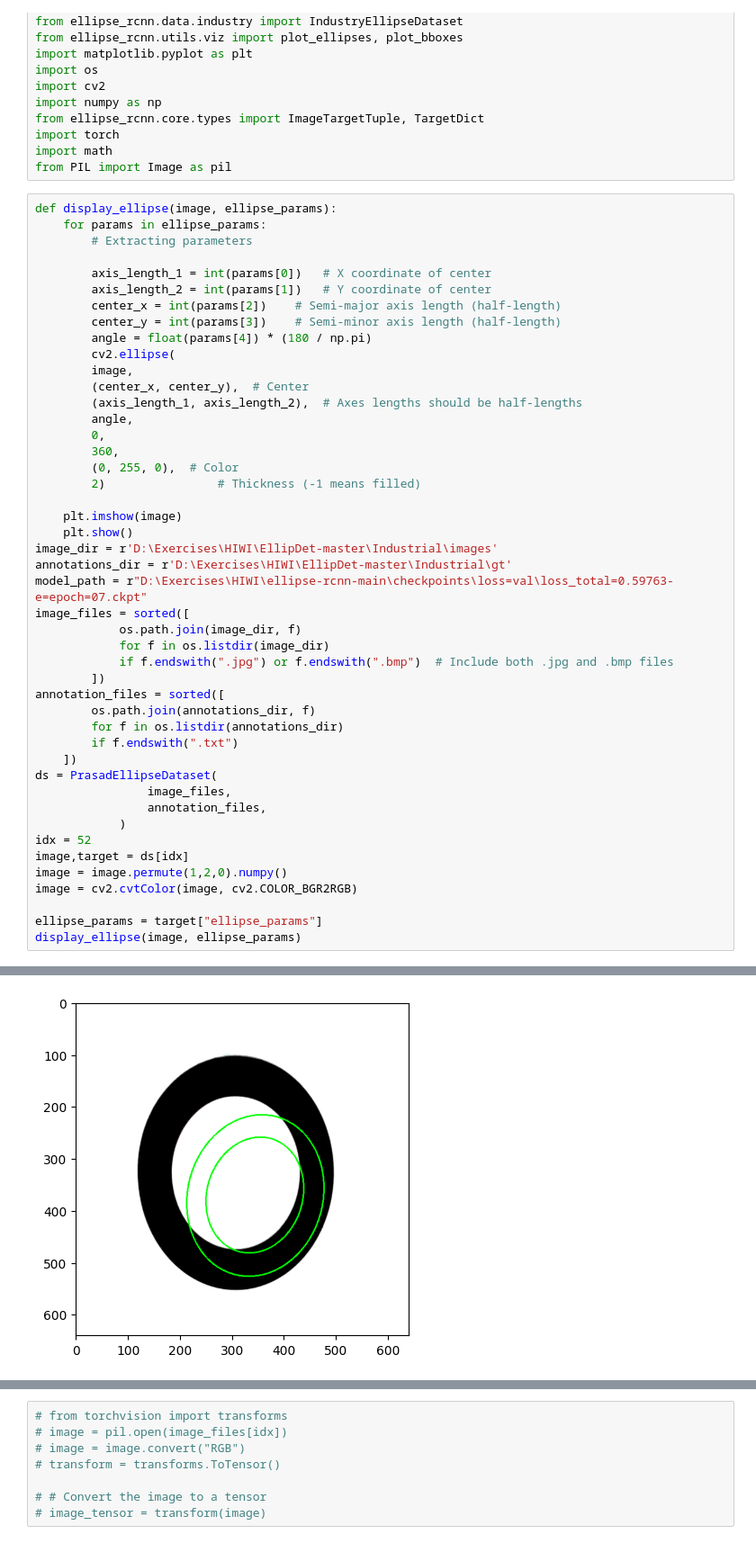
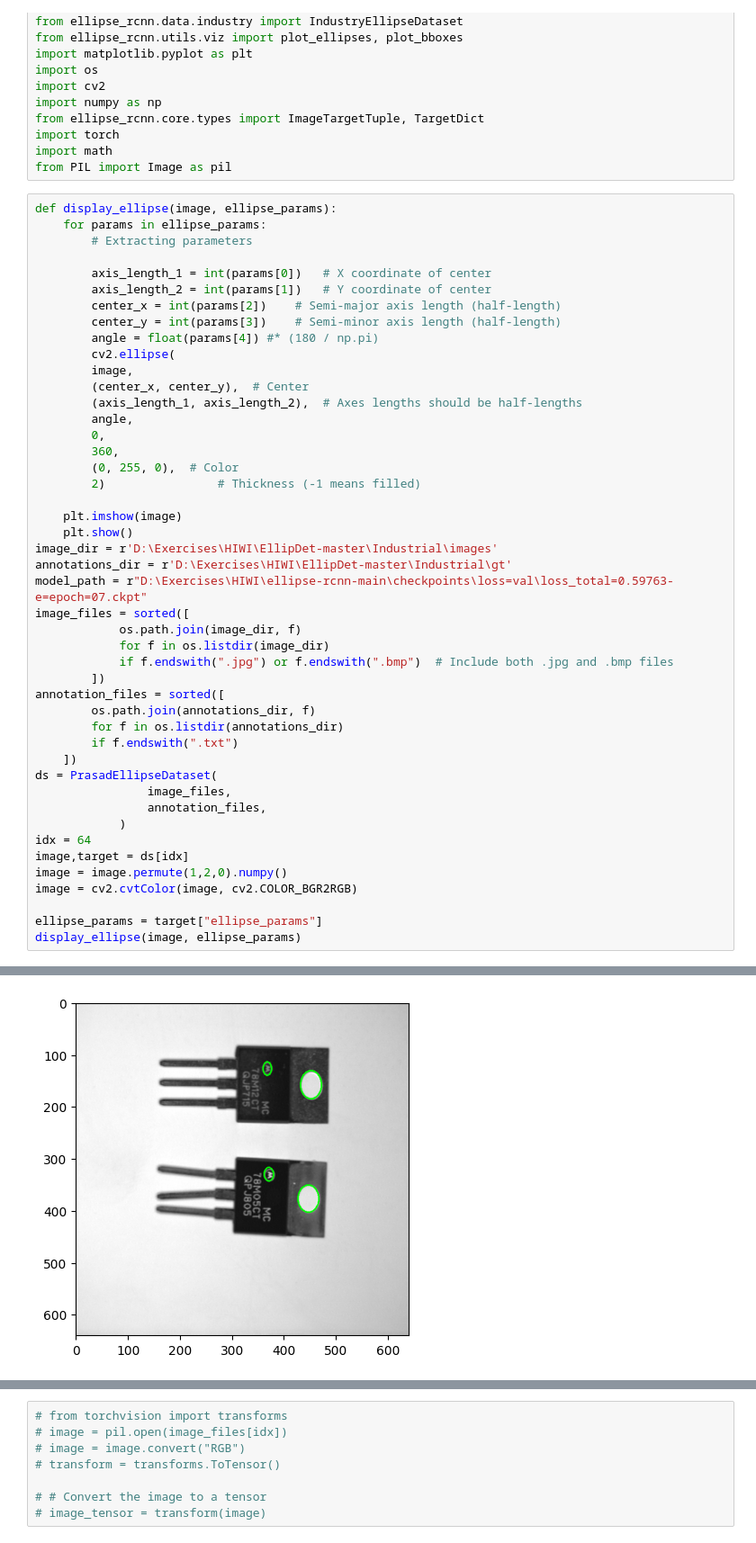
Before and after one commit to aditya0701/HIWI, a Jupyter notebook: ellipse-rcnn-main/scripts/test_model.ipynb, the cells around one changed output, grey strips where cells are left out. Shown at 90% size. Cells and saved outputs as stored; diff of their text form.

```diff
--- a/ellipse-rcnn-main/scripts/test_model.ipynb
+++ b/ellipse-rcnn-main/scripts/test_model.ipynb
@@ -22,7 +22,7 @@ def display_ellipse(image, ellipse_params):
         axis_length_2 = int(params[1])   # Y coordinate of center
         center_x = int(params[2])    # Semi-major axis length (half-length)
         center_y = int(params[3])    # Semi-minor axis length (half-length)
-        angle = float(params[4]) * (180 / np.pi)
+        angle = float(params[4]) #* (180 / np.pi)
         cv2.ellipse(
         image,
         (center_x, center_y),  # Center
@@ -52,7 +52,7 @@ ds = PrasadEllipseDataset(
                 image_files,
                 annotation_files,
             )
-idx = 52
+idx = 64
 image,target = ds[idx]
 image = image.permute(1,2,0).numpy()
 image = cv2.cvtColor(image, cv2.COLOR_BGR2RGB)
@@ -66,4 +66,4 @@ annotation_path: D:\Exercises\HIWI\EllipDet-master\Industrial\gt\gt_T2.txt, inde
-[figure, old version]
+[figure, new version]
 # %%
 # model = EllipseRCNNModule.load_from_checkpoint(model_path)
 
```
Also changed, not shown: parts of 7 cells of this notebook, 2 other files.
